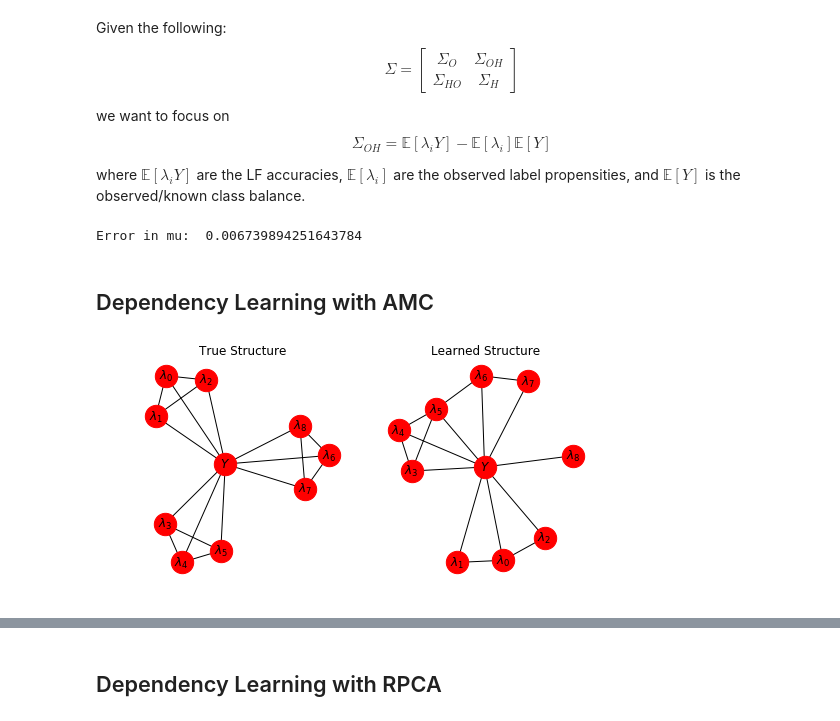
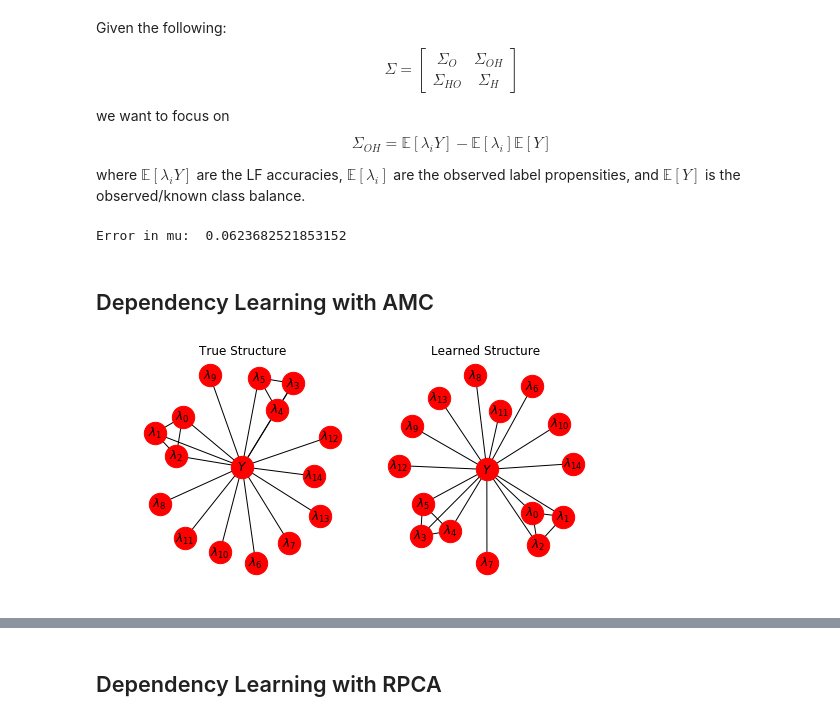
Before and after one commit to HazyResearch/metal, a Jupyter notebook: notebooks/learn_deps_SPA.ipynb, the cells around one changed output, grey strips where cells are left out. Cells and saved outputs as stored; diff of their text form; code cells hidden in the pictures.

```diff
--- a/notebooks/learn_deps_SPA.ipynb
+++ b/notebooks/learn_deps_SPA.ipynb
@@ -37,10 +54,10 @@ The autoreload extension is already loaded. To reload it, use:
 # %% [markdown]
 ## Generate Data by Passing in Edge List
 # %%
-M = 9
+M = 15
 N = 1000 #not used
 MAX_CLIQUE_SIZE = 3
-NUM_CLIQUES = 3
+NUM_CLIQUES = 2
 K = 2
 HIGHER_ORDER_CLIQUES = False
 
@@ -117,32 +134,32 @@ mu = data.get_mu()
 mu_x = sigma_H * np.array([data.P_marginal(v) for i, v in data.jt.iter_observed()])
 sigma_OH = mu - mu_x
 
-SIGN_FLIP = -1 #For better than random assumption
+SIGN_FLIP = 1 #For better than random assumption
 mu_est = SIGN_FLIP * lm.mu.detach().numpy() + mu_x.reshape([-1,1])
 np.hstack([mu_est, mu.reshape([-1, 1])])
 
 print ("Error in mu: ", np.mean(np.abs(mu - mu_est.ravel())))
 # %% [output]
-Error in mu:  0.006739894251643784
+Error in mu:  0.0623682521853152
 # %% [markdown]
 ## Dependency Learning with AMC
 # %%
 from metal.label_model.learn_deps import DependencyLearner
 sigma_O_inv = np.linalg.inv(sigma_O)
 dl = DependencyLearner(M,sigma_O_inv)
-edges_est = dl.edges_from_amc(thresh=0.0055)
+edges_est = dl.edges_from_amc(thresh=0.01)
 
 
 deps_graph_est = DependenciesGraph(M, edges_est)
 plt.figure(figsize=(8,4))
 plt.subplot(1,2,1)
 plt.title('True Structure')
 deps_graph.draw()
 plt.subplot(1,2,2)
 plt.title('Learned Structure')
 deps_graph_est.draw()
 # %% [output]
-[figure, old version]
+[figure, new version]
 # %%
 for i in range(M):
     edges_est.append((i,M))
```
Also changed, not shown: parts of 8 cells of this notebook.
